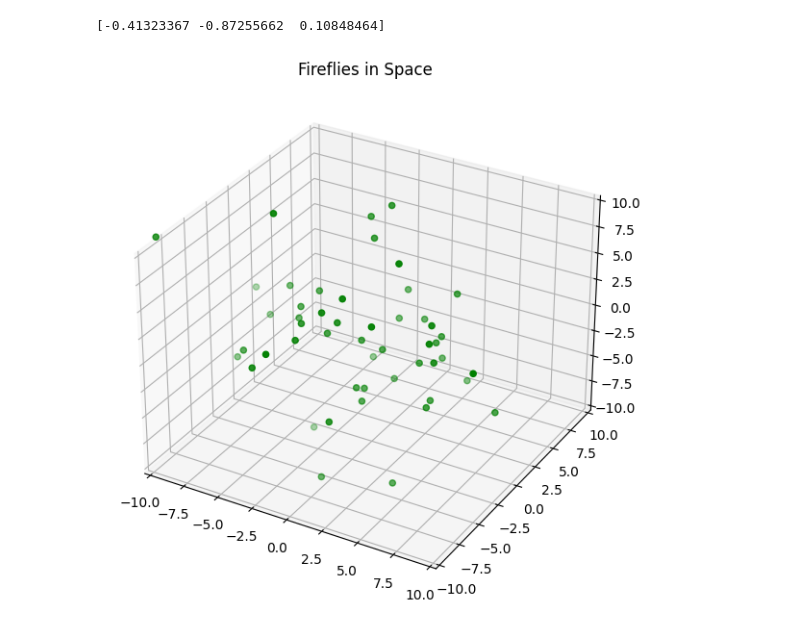
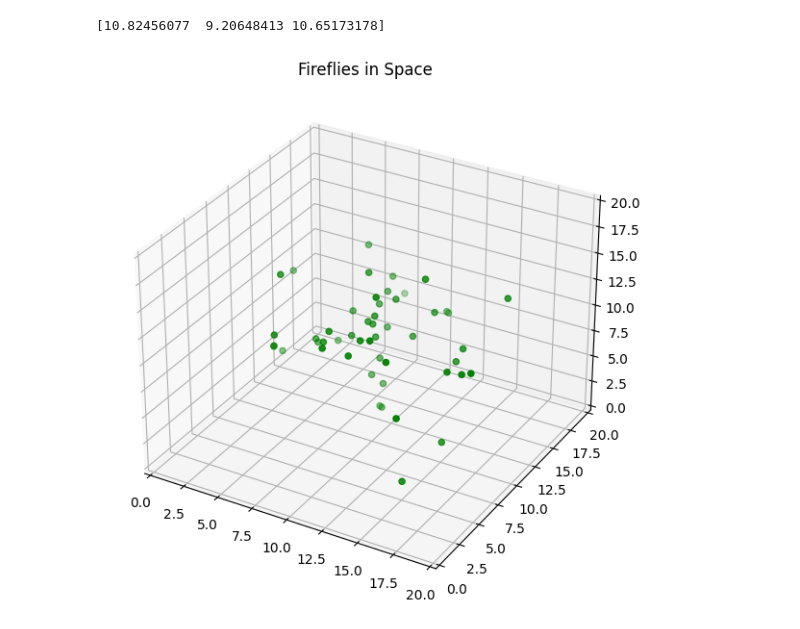
Before and after one commit to nbonnie/3D_Firefly_Simulation, a Jupyter notebook: main.ipynb, the cells around one changed output. Cells and saved outputs as stored; diff of their text form; code cells hidden in the pictures.

Commit message:
tuned initial parameters, fixed graphing

```diff
--- a/main.ipynb
+++ b/main.ipynb
@@ -32,7 +32,7 @@ class firefly:
 
 
 class swarm:
-    def __init__(self, n, attraction, repulsion, randomness, sim_frames = 100):
+    def __init__(self, n, spread, attraction, repulsion, randomness, sim_frames = 100):
         self.fireflies = []
         self.N = n
         self.c1 = attraction  # Attraction Scaling factor
@@ -40,7 +40,7 @@ class swarm:
         self.c3 = randomness  # Randomness scaling factor
 
         self.frames = sim_frames  # No. of frames
-        self.pspread = 5  # Spread of initial positions (gaussian)
+        self.pspread = spread  # Spread of initial positions (gaussian)
         self.vspread = 2  # Spread of initial velocitys (gaussian)
 
         # initiaized below
@@ -50,7 +50,7 @@ class swarm:
 
     def initialize(self):
         # positions
-        self.p = self.pspread*np.random.randn(3, self.N)
+        self.p = np.random.normal(loc=10, scale=self.pspread, size=(3, self.N))
         # velocities
         self.v = self.vspread*np.random.randn(3, self.N)
         self.v = self.v / np.linalg.norm(self.v, axis=0)
@@ -75,9 +75,9 @@ class swarm:
         else:
             plt.title("Fireflies in Space")
 
-        ax.set_xlim3d(-10,10)
-        ax.set_ylim3d(-10,10)
-        ax.set_zlim3d(-10,10)
+        ax.set_xlim3d(0,20)
+        ax.set_ylim3d(0,20)
+        ax.set_zlim3d(0,20)
 
 
 
@@ -93,7 +93,6 @@ class swarm:
         return None
 
     def center_mass(self):  # Calculate center of gravity of all fireflies
-        # THIS IS PSUDOCODE #
         pos_sums = 0
         for i in range(self.N):
             pos_sums += self.p[:,i]
@@ -109,7 +108,3 @@ class swarm:
 
 
         # Further calculations below:
-
-    def visualize(self):
-        # plotting here
-        return None
@@ -116,13 +122,14 @@ class swarm:
 # %%
 n_agents = 50
 c1 = 0.00001  # attraction
 c2 = 0.01  # repulsion
 c3 = 0.01  # randomness
+c4 = 3.5
 
-fireflies = swarm(n = n_agents, attraction = c1, repulsion = c2, randomness = c3)
+fireflies = swarm(n = n_agents, spread = c4, attraction = c1, repulsion = c2, randomness = c3)
 fireflies.initialize()
 fireflies.simulate()
 fireflies.graph()
 # %% [output]
-[-0.41323367 -0.87255662  0.10848464]
+[10.82456077  9.20648413 10.65173178]
-[figure, old version]
+[figure, new version]
```
Also changed, not shown: parts of 1 cell of this notebook.
